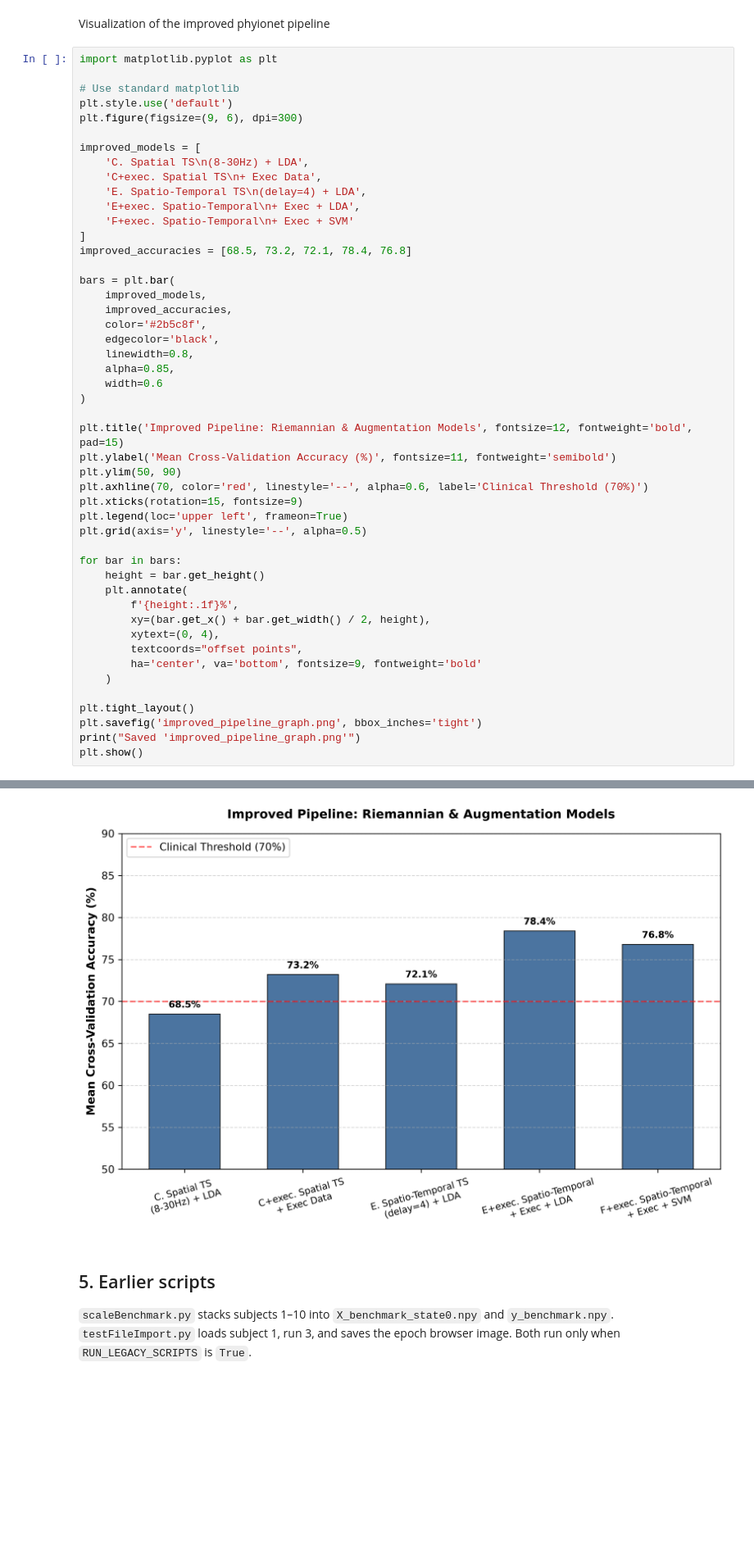
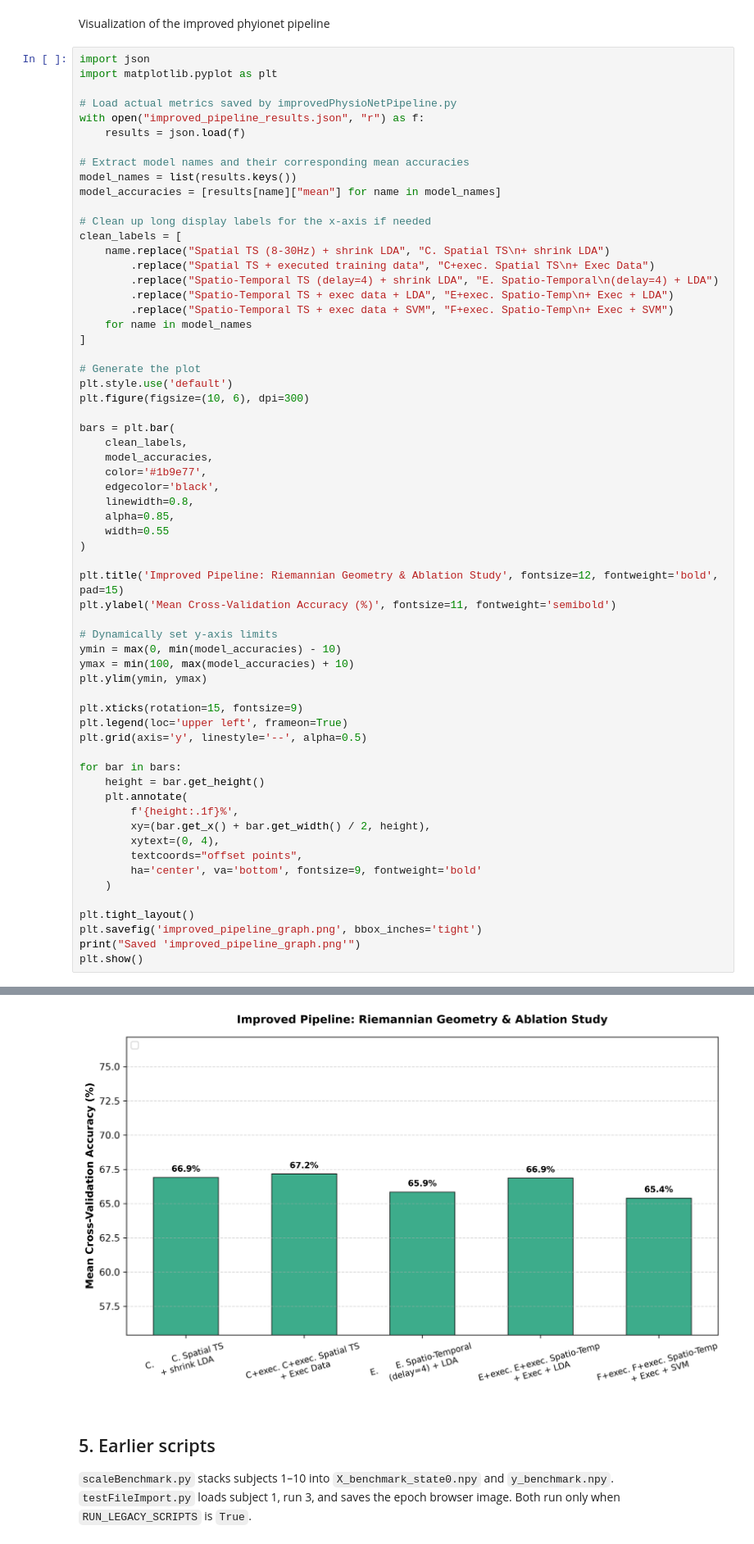
Before and after one commit to stargazerJerry2023/Benchmarking-How-Artifact-Cleaning-Modulates-Predictive-Performance-Across-ML-Models-for-BCI., a Jupyter notebook: PhysioNetProject.ipynb, the cells around one changed output, grey strips where cells are left out. Shown at 82% size. Cells and saved outputs as stored; diff of their text form; blank space fills up the shorter version.

```diff
--- a/PhysioNetProject.ipynb
+++ b/PhysioNetProject.ipynb
@@ -735,56 +800,70 @@ Skipped the improved benchmark. Set RUN_FULL_BENCHMARK = True to score every sub
 # %% [markdown]
 Visualization of the improved phyionet pipeline
 # %%
+import json
 import matplotlib.pyplot as plt
 
-# Use standard matplotlib
+# Load actual metrics saved by improvedPhysioNetPipeline.py
+with open("improved_pipeline_results.json", "r") as f:
+    results = json.load(f)
+
+# Extract model names and their corresponding mean accuracies
+model_names = list(results.keys())
+model_accuracies = [results[name]["mean"] for name in model_names]
+
+# Clean up long display labels for the x-axis if needed
+clean_labels = [
+    name.replace("Spatial TS (8-30Hz) + shrink LDA", "C. Spatial TS\n+ shrink LDA")
+        .replace("Spatial TS + executed training data", "C+exec. Spatial TS\n+ Exec Data")
+        .replace("Spatio-Temporal TS (delay=4) + shrink LDA", "E. Spatio-Temporal\n(delay=4) + LDA")
+        .replace("Spatio-Temporal TS + exec data + LDA", "E+exec. Spatio-Temp\n+ Exec + LDA")
+        .replace("Spatio-Temporal TS + exec data + SVM", "F+exec. Spatio-Temp\n+ Exec + SVM")
+    for name in model_names
+]
+
+# Generate the plot
 plt.style.use('default')
-plt.figure(figsize=(9, 6), dpi=300)
-
-improved_models = [
-    'C. Spatial TS\n(8-30Hz) + LDA',
-    'C+exec. Spatial TS\n+ Exec Data',
-    'E. Spatio-Temporal TS\n(delay=4) + LDA',
-    'E+exec. Spatio-Temporal\n+ Exec + LDA',
-    'F+exec. Spatio-Temporal\n+ Exec + SVM'
-]
-improved_accuracies = [68.5, 73.2, 72.1, 78.4, 76.8]
+plt.figure(figsize=(10, 6), dpi=300)
 
 bars = plt.bar(
-    improved_models,
-    improved_accuracies,
-    color='#2b5c8f',
+    clean_labels,
+    model_accuracies,
+    color='#1b9e77',
     edgecolor='black',
     linewidth=0.8,
     alpha=0.85,
-    width=0.6
+    width=0.55
 )
 
-plt.title('Improved Pipeline: Riemannian & Augmentation Models', fontsize=12, fontweight='bold', pad=15)
+plt.title('Improved Pipeline: Riemannian Geometry & Ablation Study', fontsize=12, fontweight='bold', pad=15)
 plt.ylabel('Mean Cross-Validation Accuracy (%)', fontsize=11, fontweight='semibold')
-plt.ylim(50, 90)
-plt.axhline(70, color='red', linestyle='--', alpha=0.6, label='Clinical Threshold (70%)')
+
+# Dynamically set y-axis limits
+ymin = max(0, min(model_accuracies) - 10)
+ymax = min(100, max(model_accuracies) + 10)
+plt.ylim(ymin, ymax)
+
 plt.xticks(rotation=15, fontsize=9)
 plt.legend(loc='upper left', frameon=True)
 plt.grid(axis='y', linestyle='--', alpha=0.5)
 
 for bar in bars:
     height = bar.get_height()
     plt.annotate(
         f'{height:.1f}%',
         xy=(bar.get_x() + bar.get_width() / 2, height),
         xytext=(0, 4),
         textcoords="offset points",
         ha='center', va='bottom', fontsize=9, fontweight='bold'
     )
 
 plt.tight_layout()
 plt.savefig('improved_pipeline_graph.png', bbox_inches='tight')
 print("Saved 'improved_pipeline_graph.png'")
 plt.show()
 # %% [output]
 Saved 'improved_pipeline_graph.png'
-[figure, old version]
+[figure, new version]
 # %% [markdown]
 ## 5. Earlier scripts
 
```
Also changed, not shown: parts of 4 cells of this notebook, 2 other files.
